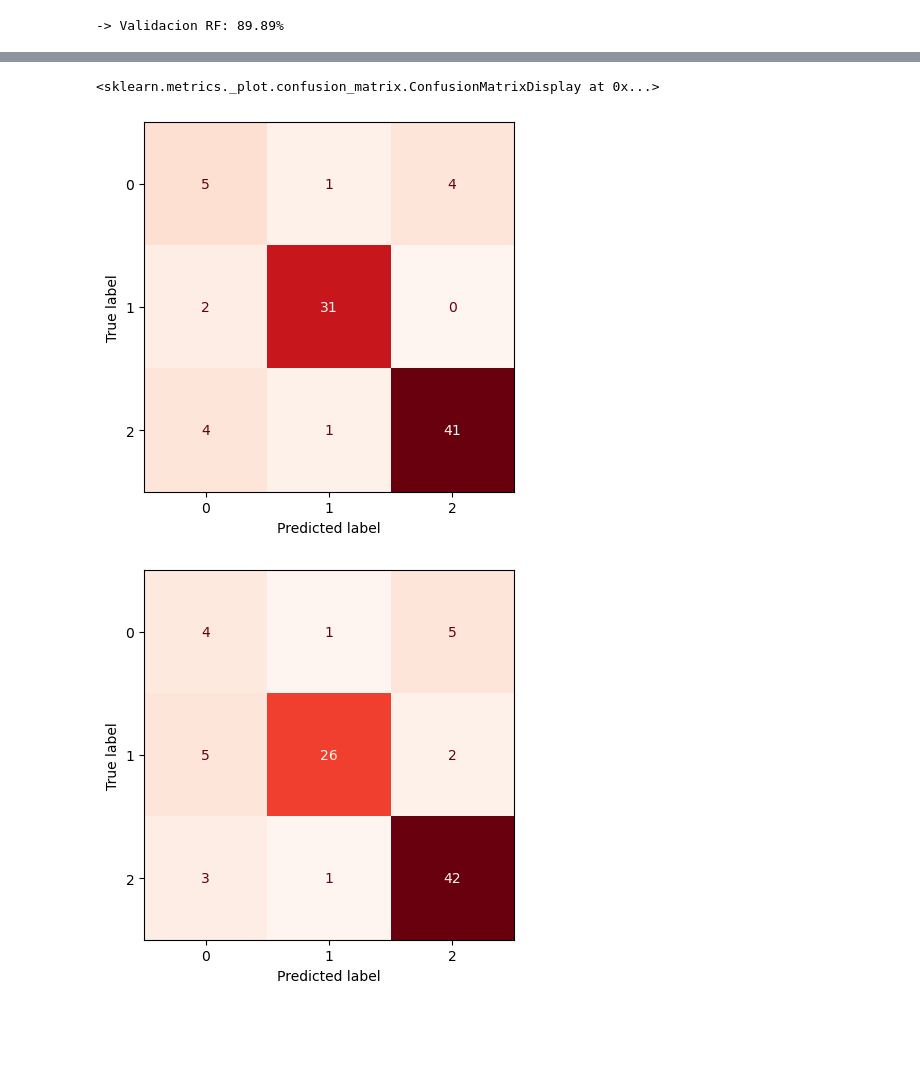
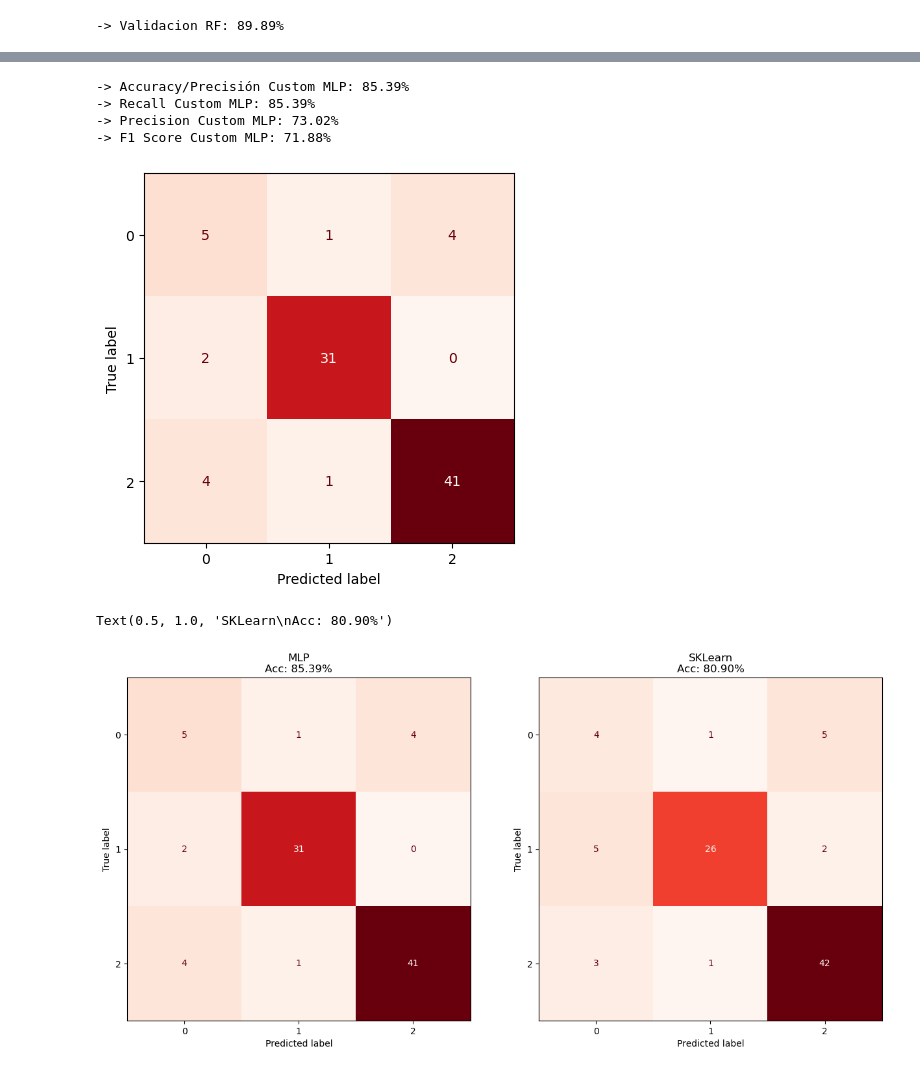
Before and after one commit to pokoli0/AAMD, a Jupyter notebook: Practica5/Practica5Enuncuado/guia.ipynb, the cells around one changed output, grey strips where cells are left out. Cells and saved outputs as stored; diff of their text form; code cells hidden in the pictures; blank space fills up the shorter version.

```diff
--- a/Practica5/Practica5Enuncuado/guia.ipynb
+++ b/Practica5/Practica5Enuncuado/guia.ipynb
@@ -364,12 +397,42 @@ print(f"-> Validacion RF: {acc_rf * 100:.2f}%")
+# %%
+from sklearn.metrics import ConfusionMatrixDisplay
+from sklearn.metrics import accuracy_score, precision_score, recall_score, f1_score
+
+# Matriz de confusion (con una)
+ConfusionMatrixDisplay.from_predictions(y_test, y_pred_sklearn, cmap="Reds", colorbar=False)
+
+# ACCURACY
+acc_custom = accuracy_score(y_test, y_pred)
+print(f"-> Accuracy/Precisión Custom MLP: {acc_custom * 100:.2f}%")
+
+# RECALL
+recall_custom = recall_score(y_test, y_pred, average='micro')
+print(f"-> Recall Custom MLP: {recall_custom * 100:.2f}%")
+
+# PRECISION
+prec_custom = precision_score(y_test, y_pred, average='macro')
+print(f"-> Precision Custom MLP: {prec_custom * 100:.2f}%")
+
+# F1 Score
+f1_custom = f1_score(y_test, y_pred, average='macro')
+print(f"-> F1 Score Custom MLP: {f1_custom * 100:.2f}%")
+# %% [output]
+-> Accuracy/Precisión Custom MLP: 85.39%
+-> Recall Custom MLP: 85.39%
+-> Precision Custom MLP: 73.02%
+-> F1 Score Custom MLP: 71.88%
+[figure, added]
 # %%
-
 from sklearn.metrics import ConfusionMatrixDisplay
 
-# Matriz de confusion
+# Matriz de confusion (con varias)
+fig, axes = plt.subplots(1, 2, figsize=(15, 12))
+axes = axes.flatten()
+ConfusionMatrixDisplay.from_predictions(y_test, y_pred_sklearn, ax=axes[0], cmap="Reds", colorbar=False)
+axes[0].set_title(f"MLP\nAcc: {acc_custom * 100:.2f}%")
 
-ConfusionMatrixDisplay.from_predictions(y_test, y_pred_sklearn, cmap="Reds", colorbar=False)
-ConfusionMatrixDisplay.from_predictions(y_test, y_pred_dt, cmap="Reds", colorbar=False)
+ConfusionMatrixDisplay.from_predictions(y_test, y_pred_dt, ax=axes[1], cmap="Reds", colorbar=False)
+axes[1].set_title(f"SKLearn\nAcc: {acc_dt * 100:.2f}%")
 # %% [output]
-<sklearn.metrics._plot.confusion_matrix.ConfusionMatrixDisplay at 0x...>
+Text(0.5, 1.0, 'SKLearn\nAcc: 80.90%')
-[figure, old version]
+[figure, new version]
-[figure, removed]
```
Also changed, not shown: parts of 14 cells of this notebook.
